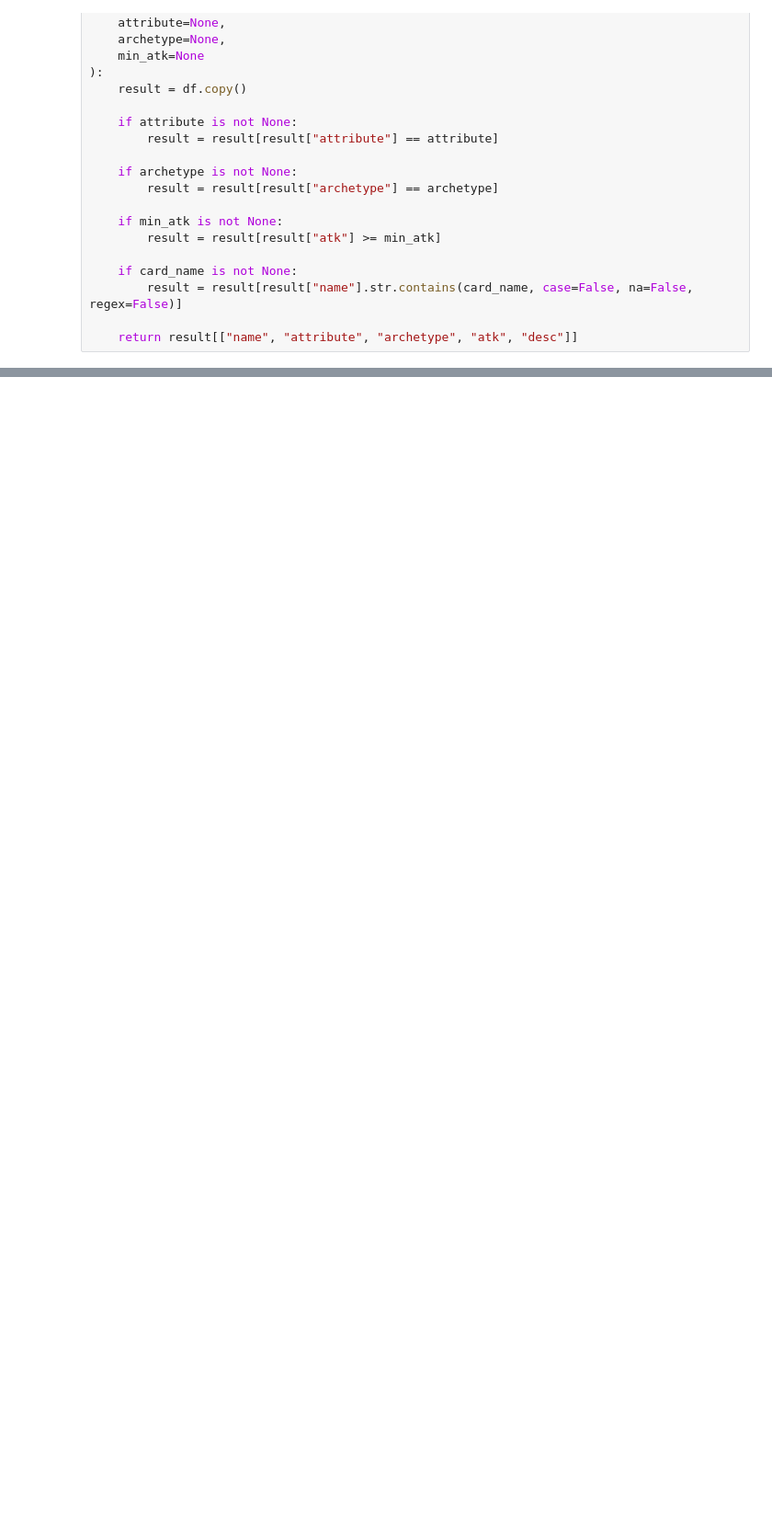
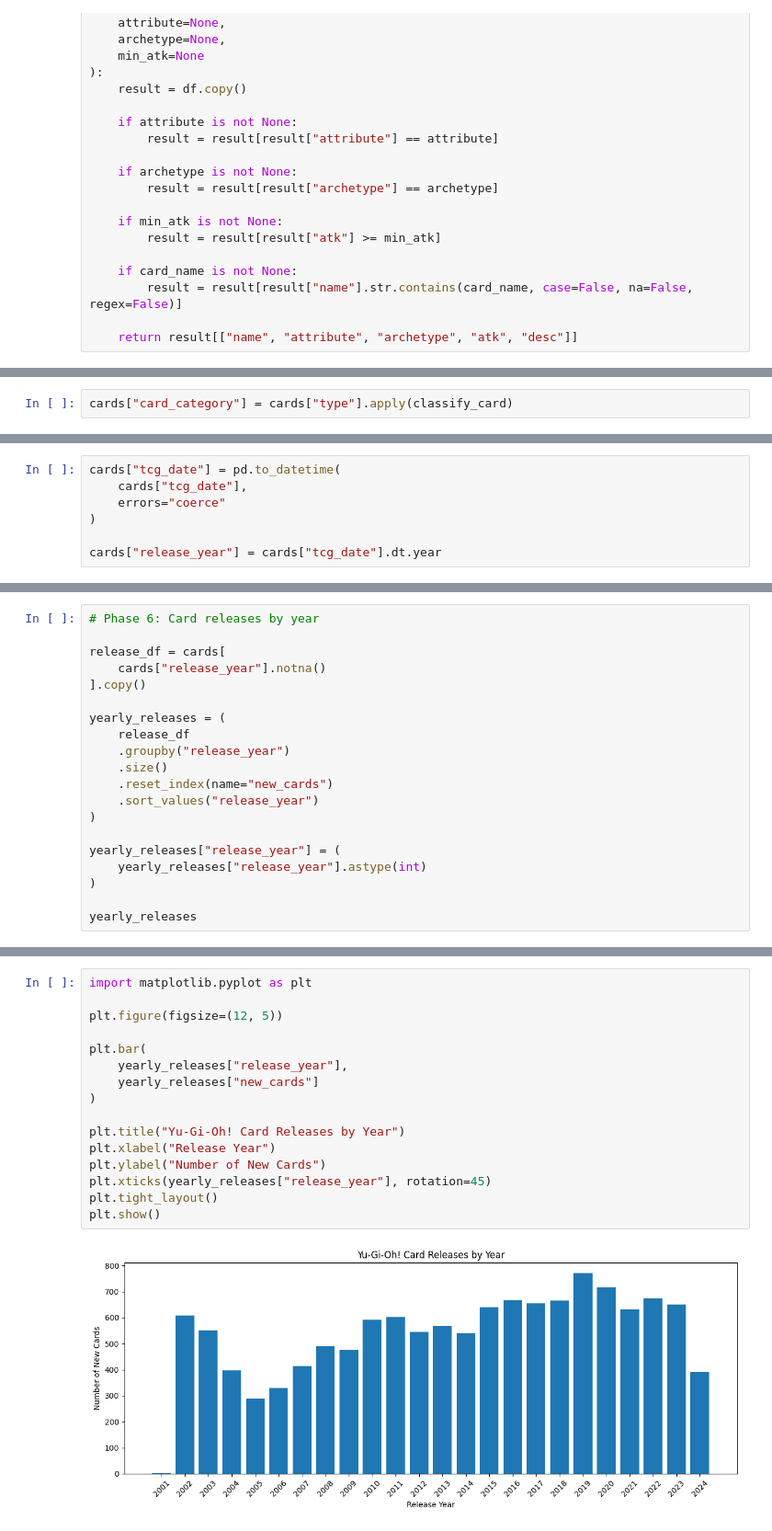
Before and after one commit to josephh2002kimm/625-Insight, a Jupyter notebook: confidential625.ipynb, the cells around one changed output, grey strips where cells are left out. Shown at 92% size. Saved outputs shown, nothing was run; the diff lists cells and outputs as text; blank space fills up the shorter version.

```diff
--- a/confidential625.ipynb
+++ b/confidential625.ipynb
@@ -1822,0 +2178,2 @@ def combo_filter_cards(
+# %%
+cards["card_category"] = cards["type"].apply(classify_card)
@@ -1822,0 +2723,7 @@ def combo_filter_cards(
+# %%
+cards["tcg_date"] = pd.to_datetime(
+    cards["tcg_date"],
+    errors="coerce"
+)
+
+cards["release_year"] = cards["tcg_date"].dt.year
@@ -1822,0 +3710,20 @@ def combo_filter_cards(
+# %%
+# Phase 6: Card releases by year
+
+release_df = cards[
+    cards["release_year"].notna()
+].copy()
+
+yearly_releases = (
+    release_df
+    .groupby("release_year")
+    .size()
+    .reset_index(name="new_cards")
+    .sort_values("release_year")
+)
+
+yearly_releases["release_year"] = (
+    yearly_releases["release_year"].astype(int)
+)
+
+yearly_releases
@@ -1822,0 +3748,18 @@ def combo_filter_cards(
+# %%
+import matplotlib.pyplot as plt
+
+plt.figure(figsize=(12, 5))
+
+plt.bar(
+    yearly_releases["release_year"],
+    yearly_releases["new_cards"]
+)
+
+plt.title("Yu-Gi-Oh! Card Releases by Year")
+plt.xlabel("Release Year")
+plt.ylabel("Number of New Cards")
+plt.xticks(yearly_releases["release_year"], rotation=45)
+plt.tight_layout()
+plt.show()
+# %% [output]
+[figure, added]
```
Also changed, not shown: parts of 296 cells of this notebook, 8 other files.
